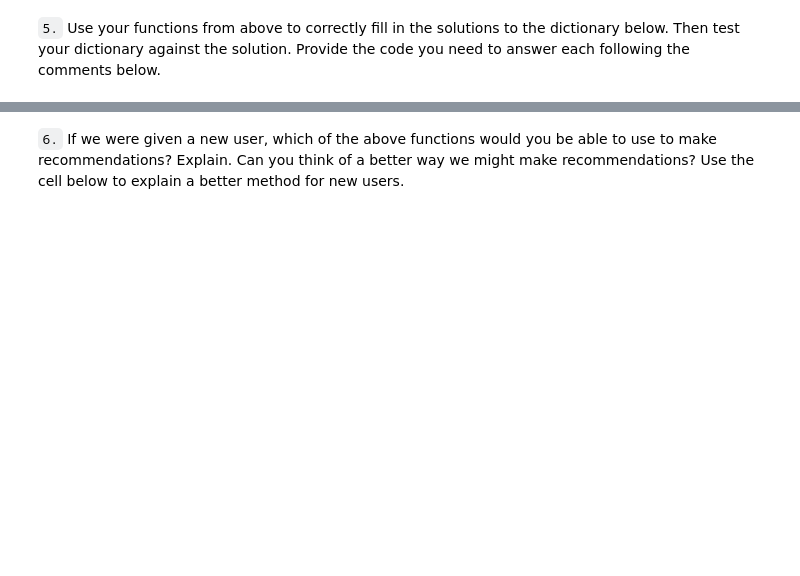
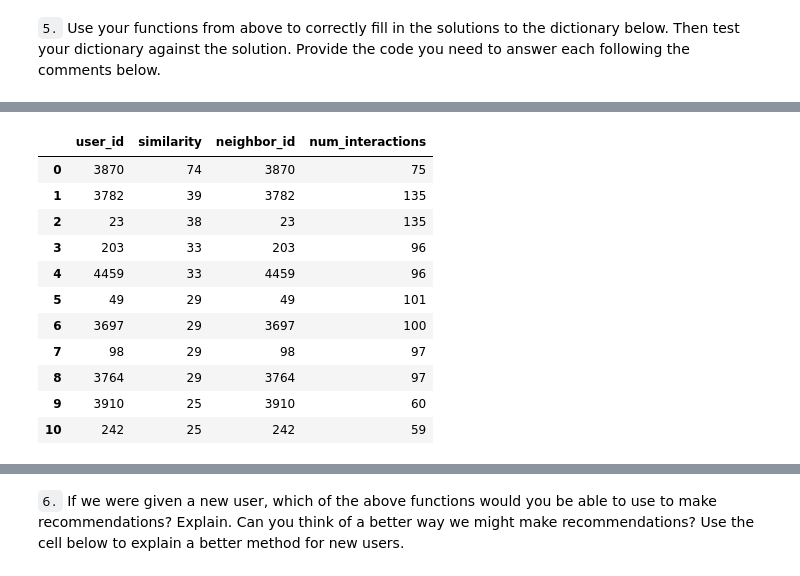
Before and after one commit to Duella12345/ibm_recommender, a Jupyter notebook: Recommendations_with_IBM.ipynb, the cells around one changed output, grey strips where cells are left out. Drawn from its saved outputs; the diff is of its cells as text; code cells hidden in the pictures; blank space fills up the shorter version.

```diff
--- a/Recommendations_with_IBM.ipynb
+++ b/Recommendations_with_IBM.ipynb
@@ -370,2 +399,7 @@ NameError: name 'most_similar_users' is not defined
 # %% [markdown]
 `3.` Now that you have a function that provides the most similar users to each user, you will want to use these users to find articles you can recommend.  Complete the functions below to return the articles you would recommend to each user.
+# %%
+article_names = df.drop_duplicates(subset='article_id')
+article_names = article_names.loc[df['article_id'].isin([12.0])]
+article_names = list(article_names['title'])
+article_names
@@ -380,7 +434,11 @@ def get_article_names(article_ids, df=df):
     article_names - (list) a list of article names associated with the list of article ids
                     (this is identified by the title column)
     '''
-    # Your code here
+    article_ids = [float(id) for id in article_ids]
+    article_names = df.drop_duplicates(subset='article_id')
+    article_names = article_names.loc[df['article_id'].isin(article_ids)]
+    article_names = list(article_names['title'])
+
 
     return article_names # Return the article names associated with list of article ids
 
@@ -400,7 +458,11 @@ def get_user_articles(user_id, user_item=user_item):
     Description:
     Provides a list of the article_ids and article titles that have been seen by a user
     '''
-    # Your code here
+    article_ids = user_item.iloc[user_id-1]
+    article_ids = article_ids[article_ids == 1]
+    article_ids = list(article_ids.index)
+    article_names = get_article_names(article_ids)
+    article_ids = [str(id) for id in article_ids]
 
     return article_ids, article_names # return the ids and names
 
@@ -426,7 +488,19 @@ def user_user_recs(user_id, m=10):
     and ends exceeding m, the last items are chosen arbitrarily
 
     '''
-    # Your code here
+    similar_users = find_similar_users(user_id)
+    read_articles = get_user_articles(user_id)[0]
+    recs = []
+    for user in similar_users:
+
+        unread_articles = set(get_user_articles(user)[0]).difference(set(read_articles))
+
+        if len(recs) == m:
+                break
+        for article in unread_articles:
+            if len(recs) == m:
+                break
+            recs.append(article)
 
     return recs # return your recommendations for this user_id
 # %%
@@ -512,3 +669,20 @@ print(rec_names)
+# %%
+top_users = get_top_sorted_users(131)
+# %%
+top_users.reset_index().head(11)
+# %% [output]
+|  | user_id | similarity | neighbor_id | num_interactions |
+| 0 | 3870 | 74 | 3870 | 75 |
+| 1 | 3782 | 39 | 3782 | 135 |
+| 2 | 23 | 38 | 23 | 135 |
+| 3 | 203 | 33 | 203 | 96 |
+| 4 | 4459 | 33 | 4459 | 96 |
+| 5 | 49 | 29 | 49 | 101 |
+| 6 | 3697 | 29 | 3697 | 100 |
+| 7 | 98 | 29 | 98 | 97 |
+| 8 | 3764 | 29 | 3764 | 97 |
+| 9 | 3910 | 25 | 3910 | 60 |
+| 10 | 242 | 25 | 242 | 59 |
 # %%
 ### Tests with a dictionary of results
 
```
Also changed, not shown: parts of 24 cells of this notebook.
